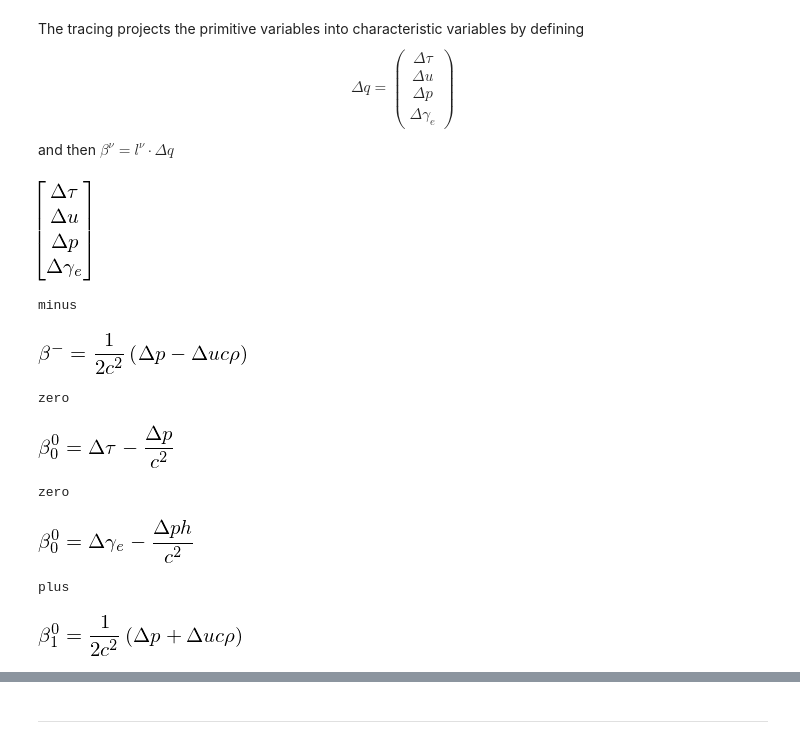
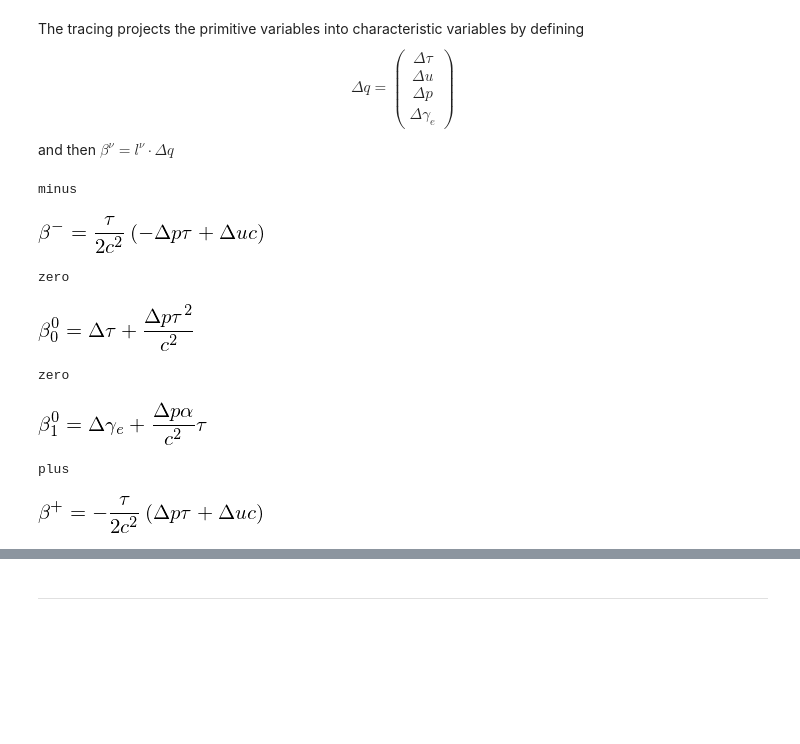
Before and after one commit to python-hydro/hydro_examples, a Jupyter notebook: compressible/euler-generaleos.ipynb, the cells around one changed output, grey strips where cells are left out. Cells and saved outputs as stored; diff of their text form; code cells hidden in the pictures; blank space fills up the shorter version.

```diff
--- a/compressible/euler-generaleos.ipynb
+++ b/compressible/euler-generaleos.ipynb
@@ -339,20 +342,27 @@ dtau = symbols(r"\Delta\tau")
 dge = symbols(r"\Delta\gamma_e")
 
 dq = Matrix([[dtau, du, dp, dge]]).transpose()
-dq
+
+taui = symbols(r"\tau_\mathrm{int}")
+gei = symbols(r"(\gamma_e)_\mathrm{int}")
+
+qint = Matrix([[taui, ui, pri, gei]]).transpose()
-# %% [output]
-[figure, removed]
 # %%
-for e in eigen:
+betas = [symbols(r"\beta^-")]
+for n in range(len([e for e in eigen if e.d == 1])):
+    betas += [symbols(r"\beta^0_{}".format(n))]
+betas += [symbols(r"\beta^+")]
+
+for n, e in enumerate(eigen):
     print e.name
     beta = e.l.dot(dq)
-    display(Eq(betas[e.d], simplify(beta)))
+    display(Eq(betas[n], simplify(beta)))
 # %% [output]
 minus
-[figure, old version]
+[figure, new version]
 zero
-[figure, old version]
+[figure, new version]
 zero
-[figure, old version]
+[figure, new version]
 plus
-[figure, old version]
+[figure, new version]
```
Also changed, not shown: parts of 21 cells of this notebook.
